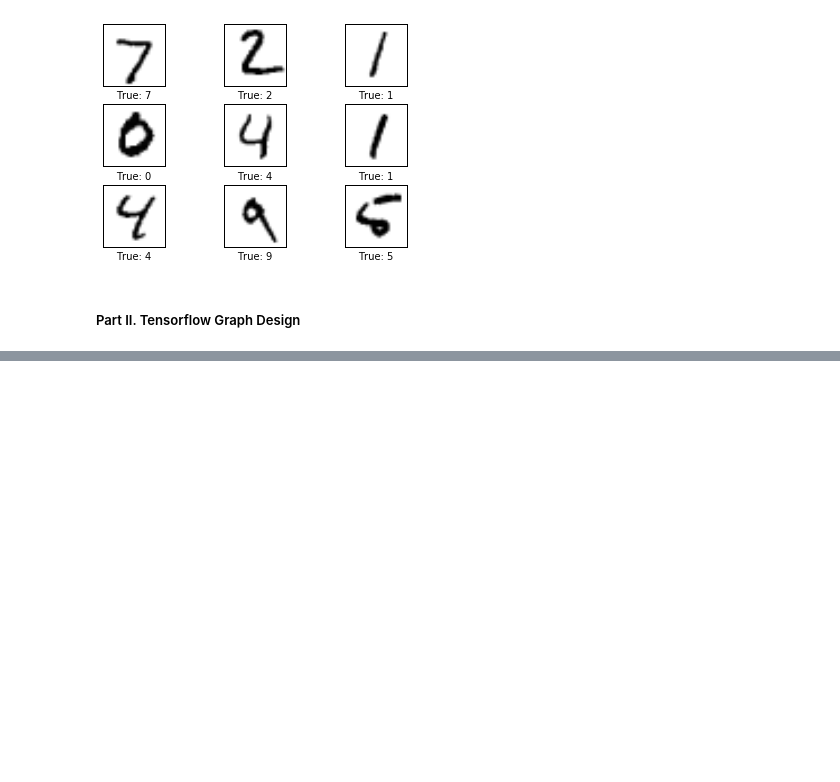
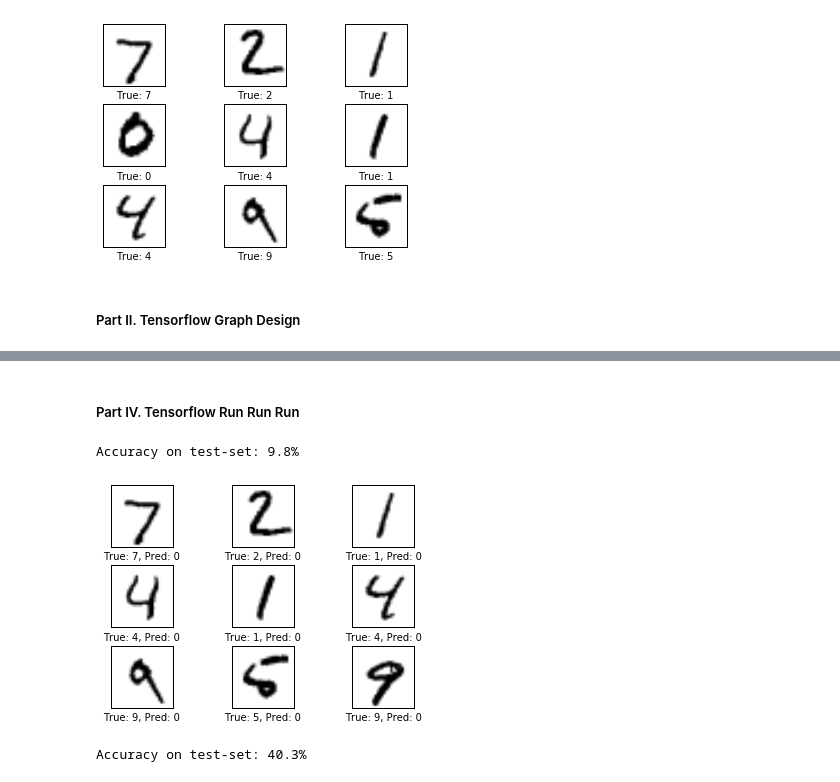
Before and after one commit to ijustloveses/tensorflow_tutorial, a Jupyter notebook: 01_Simple_Linear_Model.ipynb, the cells around one changed output, grey strips where cells are left out. Saved outputs shown, nothing was run; the diff lists cells and outputs as text; code cells hidden in the pictures; blank space fills up the shorter version.

```diff
--- a/01_Simple_Linear_Model.ipynb
+++ b/01_Simple_Linear_Model.ipynb
@@ -109,0 +111,4 @@ accuracy = tf.reduce_mean(tf.cast(correct_prediction, tf.float32))  # Bool 转
+# %%
+session = tf.Session()
+# %%
+session.run(tf.initialize_all_variables())
@@ -109,0 +174,16 @@ accuracy = tf.reduce_mean(tf.cast(correct_prediction, tf.float32))  # Bool 转
+# %% [markdown]
+##### Part IV. Tensorflow Run Run Run
+# %%
+# 现在刚刚初始化的数据基础上，先不调用 optimize 的情况下，直接计算 accuracy；由于 w & b 都是 0，故此预测值都应该是 0，正确率应该在 1/10 附近
+print_accuracy()
+# %% [output]
+Accuracy on test-set: 9.8%
+# %%
+plot_example_errors()    # 应该看到，预测都是 0
+# %% [output]
+[figure, added]
+# %%
+optimize(num_iterations=1)  # 进行一次训练，看看结果如何
+print_accuracy()
+# %% [output]
+Accuracy on test-set: 40.3%
```
Also changed, not shown: parts of 11 cells of this notebook.
